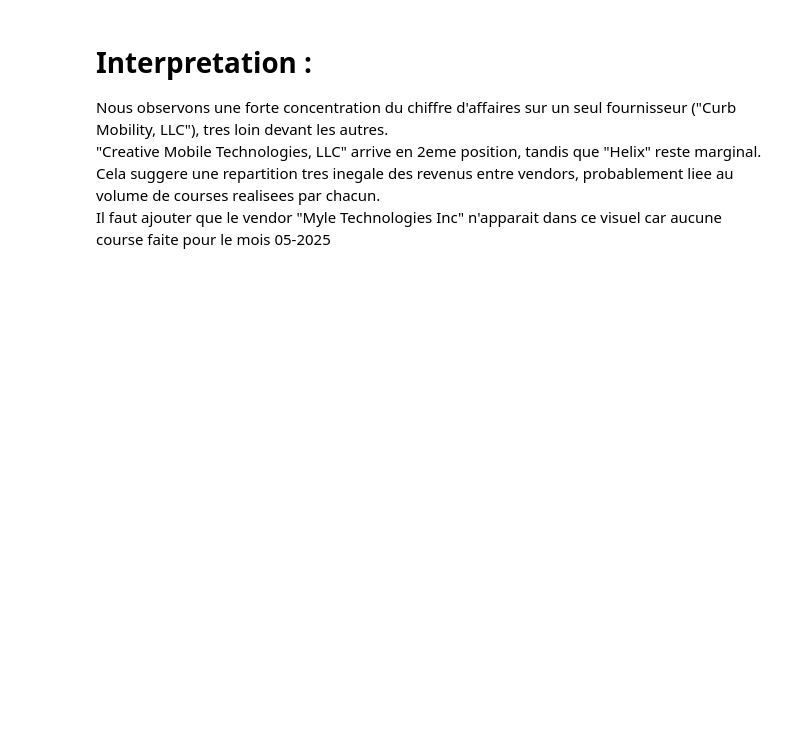
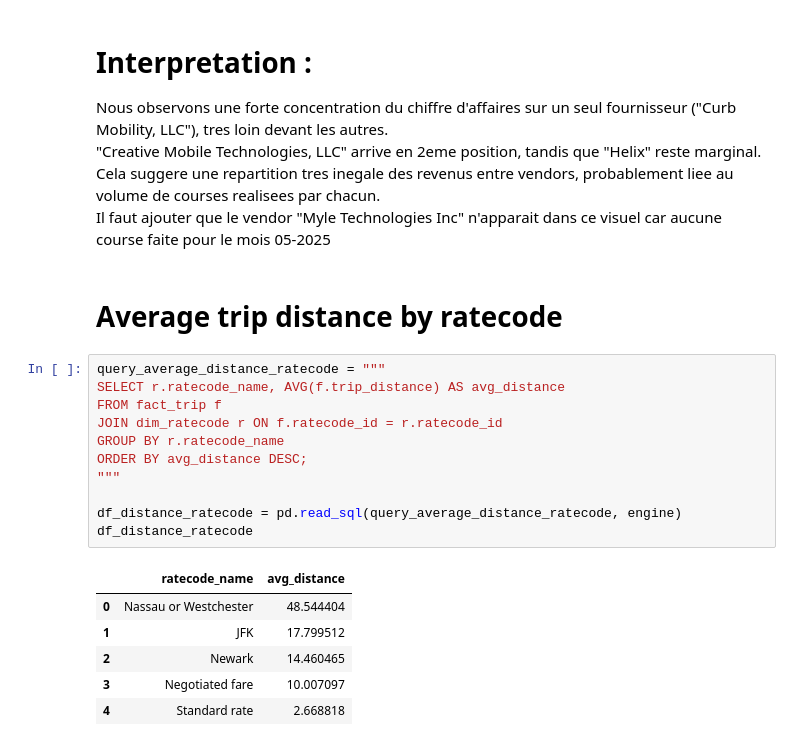
Before and after one commit to churre-cytech/projet_big_data_cytech_25, a Jupyter notebook: ex04_dashboard/ex04_eda.ipynb, the cells around one changed output. Drawn from its saved outputs; the diff is of its cells as text; blank space fills up the shorter version.

```diff
--- a/ex04_dashboard/ex04_eda.ipynb
+++ b/ex04_dashboard/ex04_eda.ipynb
@@ -99,3 +99,23 @@ Nous observons une forte concentration du chiffre d'affaires sur un seul fournis
 "Creative Mobile Technologies, LLC" arrive en 2eme position, tandis que "Helix" reste marginal.
 Cela suggere une repartition tres inegale des revenus entre vendors, probablement liee au volume de courses realisees par chacun.
 Il faut ajouter que le vendor "Myle Technologies Inc" n'apparait dans ce visuel car aucune course faite pour le mois 05-2025
+# %% [markdown]
+# Average trip distance by ratecode
+# %%
+query_average_distance_ratecode = """
+SELECT r.ratecode_name, AVG(f.trip_distance) AS avg_distance
+FROM fact_trip f
+JOIN dim_ratecode r ON f.ratecode_id = r.ratecode_id
+GROUP BY r.ratecode_name
+ORDER BY avg_distance DESC;
+"""
+
+df_distance_ratecode = pd.read_sql(query_average_distance_ratecode, engine)
+df_distance_ratecode
+# %% [output]
+|  | ratecode_name | avg_distance |
+| 0 | Nassau or Westchester | 48.544404 |
+| 1 | JFK | 17.799512 |
+| 2 | Newark | 14.460465 |
+| 3 | Negotiated fare | 10.007097 |
+| 4 | Standard rate | 2.668818 |
```
Also changed, not shown: parts of 4 cells of this notebook, 4 other files.
